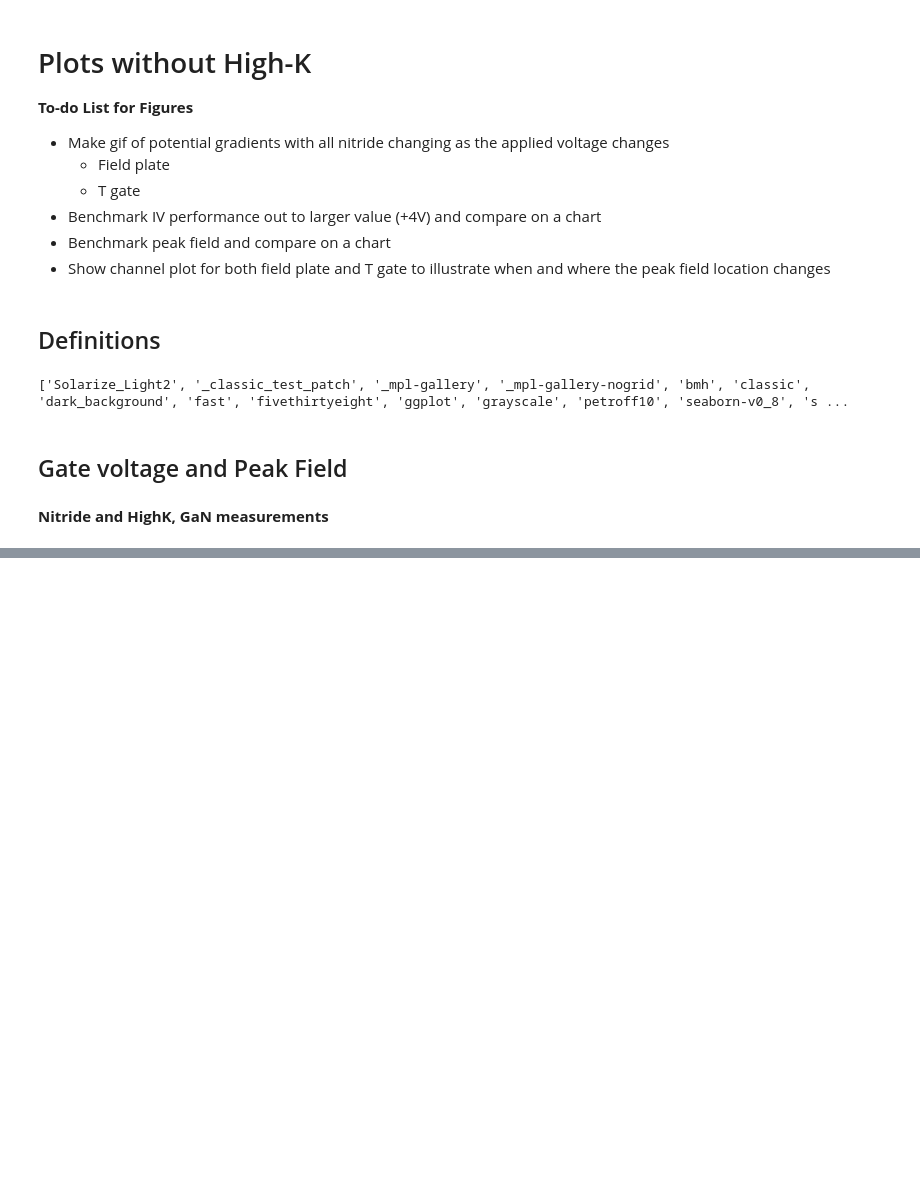
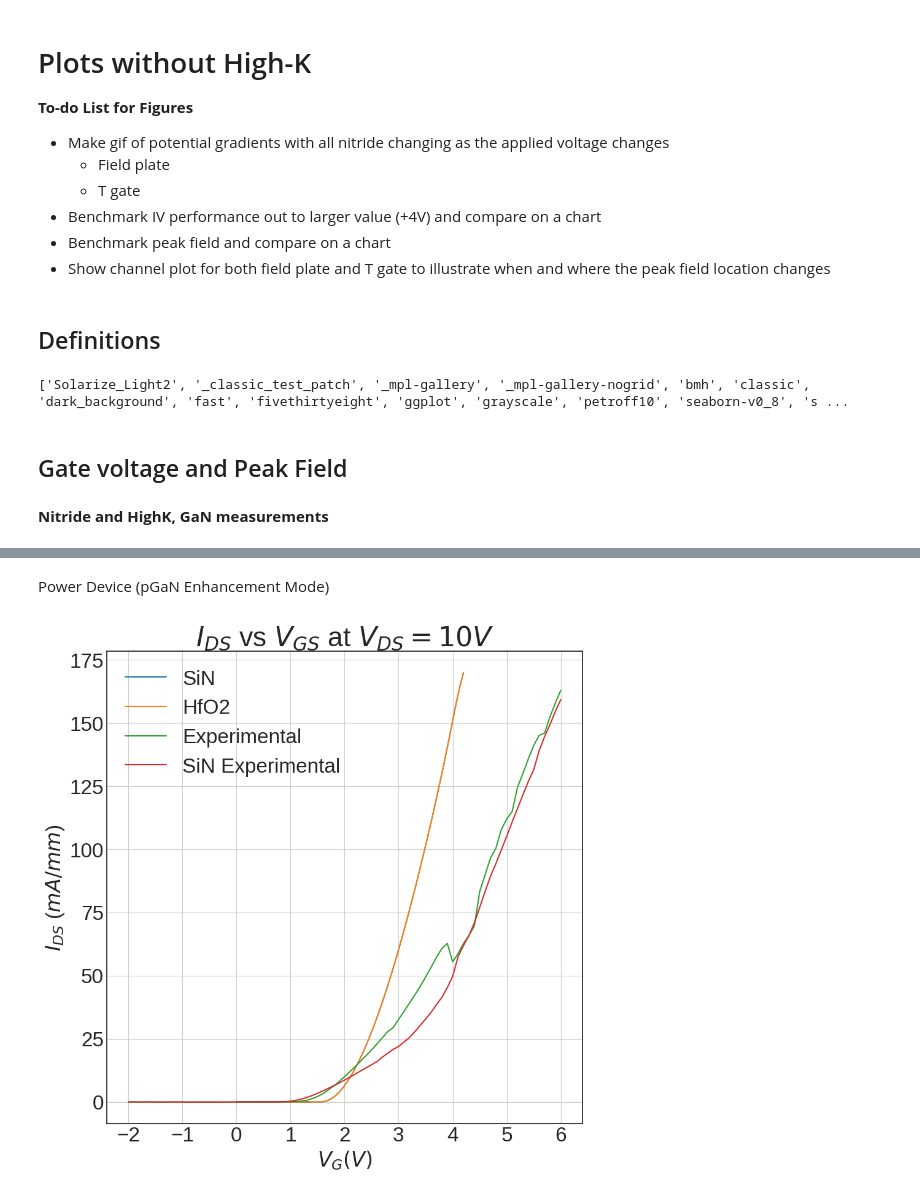
Before and after one commit to IanStafford/banjo-wombat, a Jupyter notebook: highK/figures.ipynb, the cells around one changed output, grey strips where cells are left out. Drawn from its saved outputs; the diff is of its cells as text; code cells hidden in the pictures; blank space fills up the shorter version.

```diff
--- a/highK/figures.ipynb
+++ b/highK/figures.ipynb
@@ -99,0 +104,24 @@ plt.show()
+# %% [markdown]
+Power Device (pGaN Enhancement Mode)
+# %%
+powerDev_Vgs, powerDev_Ids = flooxsRead("/home/staffian/banjo-wombat/highK/figures/powerIV.csv")
+SiN_powerDev_Vgs, SiN_powerDev_Ids = flooxsRead("/home/staffian/banjo-wombat/highK/figures/SiNpowerIV.csv")
+exp_powerDev_Vgs, exp_powerDev_Ids = flooxsRead("/home/staffian/banjo-wombat/highK/figures/powerDeviceHF02_Experimental.csv")
+exp_SiN_powerDev_Vgs, exp_SiN_powerDev_Ids = flooxsRead("/home/staffian/banjo-wombat/highK/figures/powerDeviceSiN_Experimental.csv")
+plt.figure(figsize=[10,10]);
+
+plt.plot(SiN_powerDev_Vgs, 0.1*SiN_powerDev_Ids, label="SiN");
+plt.plot(powerDev_Vgs, 0.1*powerDev_Ids, label="HfO2");
+plt.plot(exp_powerDev_Vgs, 1000*exp_powerDev_Ids, label="Experimental");
+plt.plot(exp_SiN_powerDev_Vgs, 1000*exp_SiN_powerDev_Ids, label="SiN Experimental");
+plt.title("$I_{DS}$ vs $V_{GS}$ at $V_{DS}=10V$", fontsize=32);
+plt.xlabel("$V_{G} (V)$", fontsize=24);
+plt.ylabel("$I_{DS}$ (${mA}/{mm}$)", fontsize=24);
+plt.xticks(fontsize = 24)
+plt.yticks(fontsize = 24)
+plt.grid(True);
+plt.legend(fontsize=24);
+#plt.savefig("Vt.png", dpi=300, bbox_inches='tight')
+plt.show()
+# %% [output]
+[figure, added]
```
Also changed, not shown: parts of 3 cells of this notebook, 30 other files.
